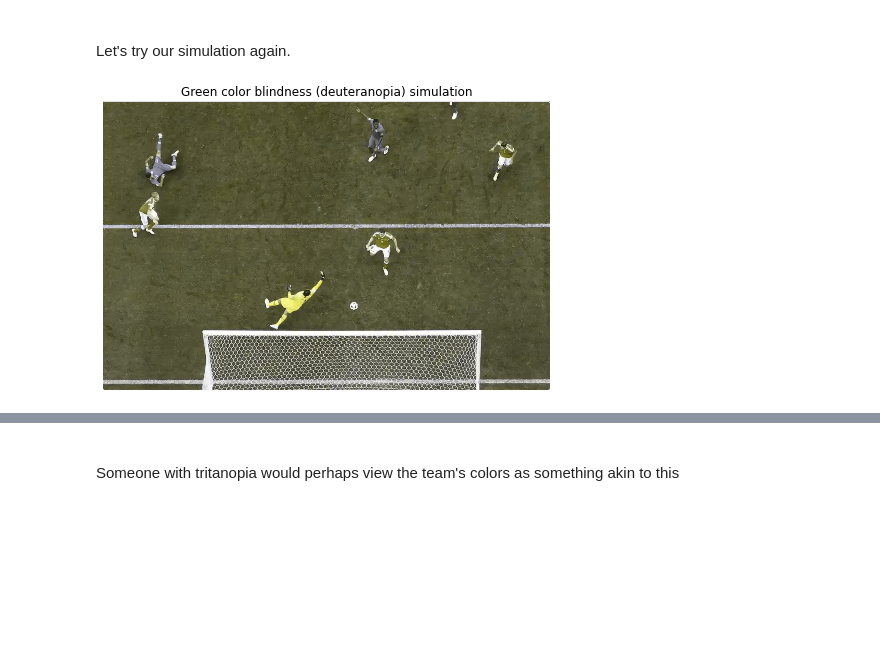
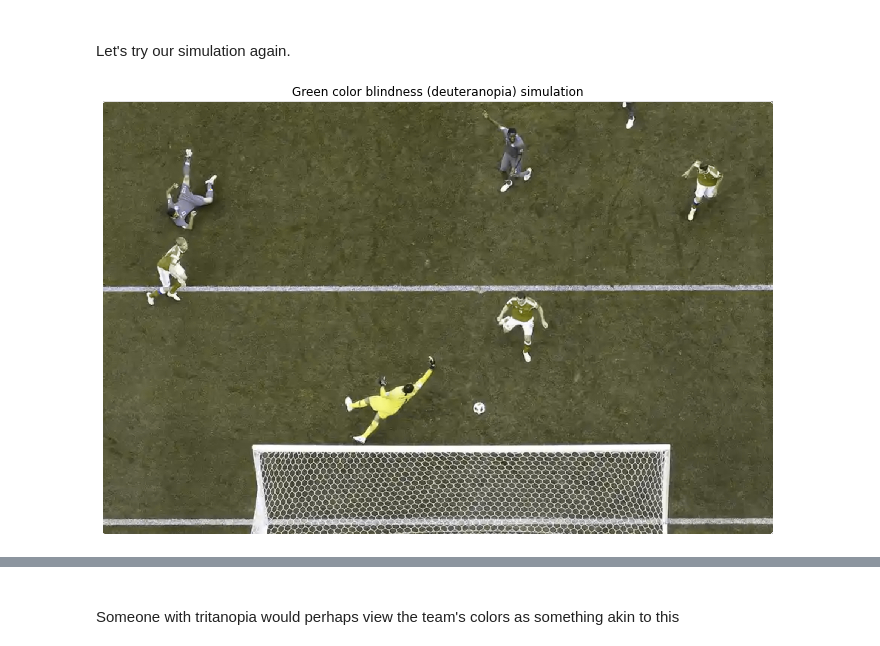
Before and after one commit to chav-ngvyen/colorblind, a Jupyter notebook: Colorblind_tutorial.ipynb, the cells around one changed output, grey strips where cells are left out. Drawn from its saved outputs; the diff is of its cells as text; code cells hidden in the pictures; blank space fills up the shorter version.

```diff
--- a/Colorblind_tutorial.ipynb
+++ b/Colorblind_tutorial.ipynb
@@ -119,14 +126,14 @@ img2 = cv2.cvtColor(img2, cv2.COLOR_BGR2RGB)
 # %%
 green_sim = colorblind.simulate_colorblindness(img2, colorblind_type='deuteranopia')
 
-fig = plt.figure(figsize = (8,8))
+fig = plt.figure(figsize = (12,12))
 ax = fig.add_subplot()
 ax.imshow(green_sim, interpolation='none')
 ax.set_title("Green color blindness (deuteranopia) simulation")
 plt.axis("off") # Remove axes & tick marks
 plt.show()
 # %% [output]
-[figure, old version]
+[figure, new version]
 # %% [markdown]
 When the players are zoomed in, the all-agreen uniform looks gray for a person with green color weakness, whereas the red-on-white uniform looks to be the same color as the turf. Not a very pleasant viewing experience, FIFA.
 
```
Also changed, not shown: parts of 5 cells of this notebook, 1 other file.
